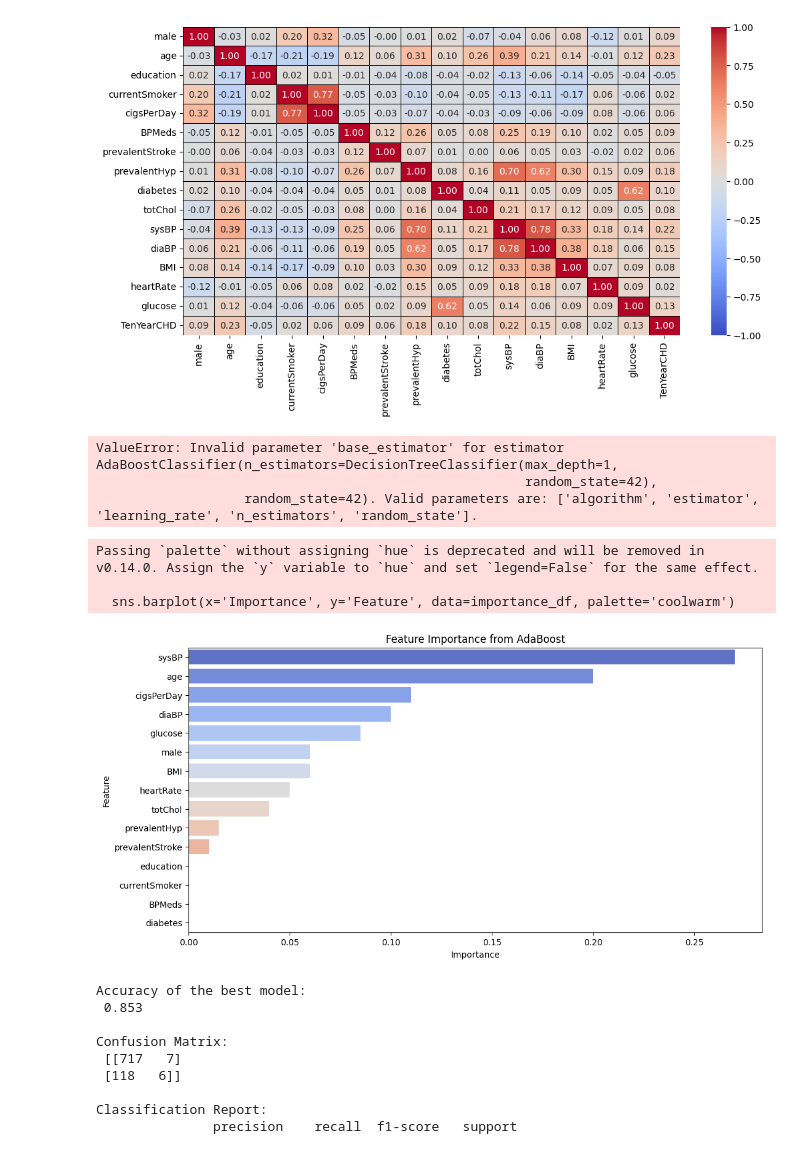
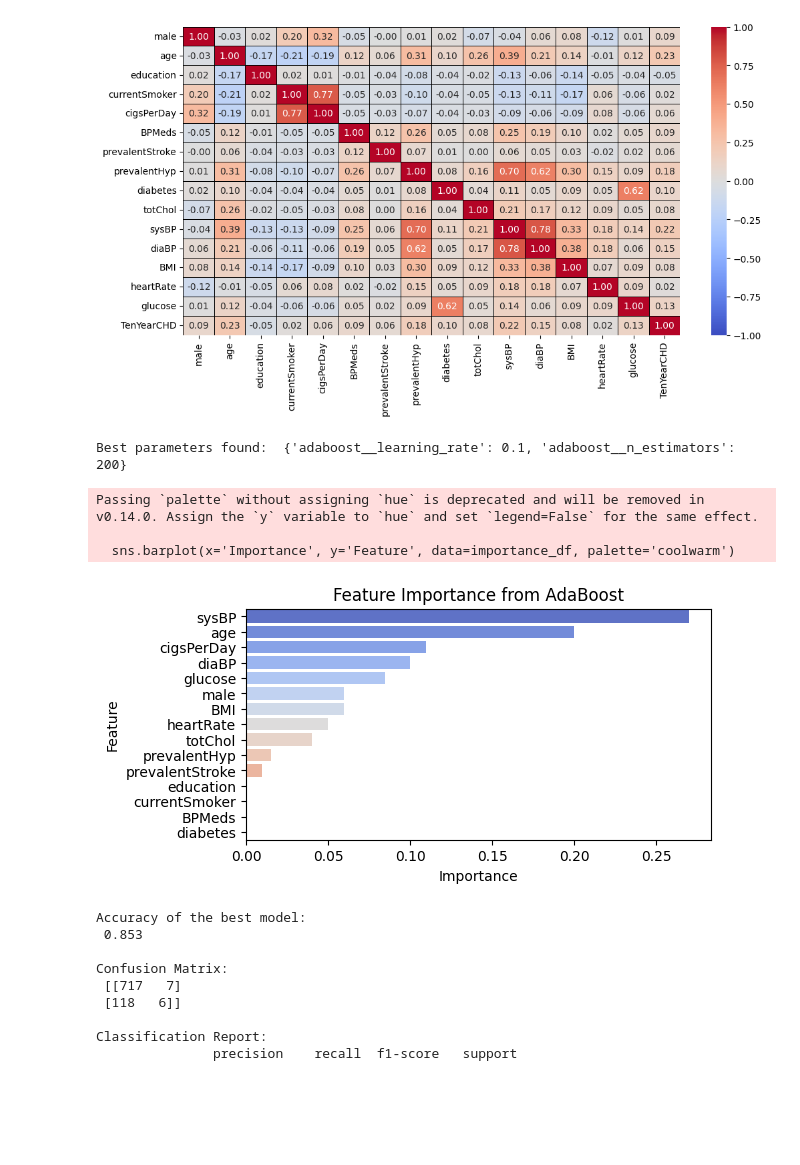
Before and after one commit to muh-imadudin/JupyterLab, a Jupyter notebook: Heart Disease/code_adaboost.ipynb, the cells around one changed output. Cells and saved outputs as stored; diff of their text form; code cells hidden in the pictures; blank space fills up the shorter version.

```diff
--- a/Heart Disease/code_adaboost.ipynb
+++ b/Heart Disease/code_adaboost.ipynb
@@ -107,17 +97,8 @@ y = df['TenYearCHD']
 # %%
-from sklearn.model_selection import train_test_split, GridSearchCV
-from sklearn.ensemble import AdaBoostClassifier
-from sklearn.tree import DecisionTreeClassifier
 from sklearn.pipeline import Pipeline
 from sklearn.preprocessing import StandardScaler
 from sklearn.compose import ColumnTransformer, make_column_selector as selector
 from sklearn.impute import SimpleImputer
-
-X_train, X_test, y_train, y_test = train_test_split(X, y, test_size=0.2, random_state=42)
-
-base_estimator = DecisionTreeClassifier(max_depth=1, random_state=42)
-
-model = AdaBoostClassifier(n_estimators=base_estimator, random_state=42)
 
 num_pipeline = Pipeline([
     ('imputer', SimpleImputer(strategy='mean')),
@@ -155,28 +136,26 @@ grid_search = GridSearchCV(
 grid_search.fit(X_train, y_train)
 print("Best parameters found: ", grid_search.best_params_)
 # %% [output]
-ValueError: Invalid parameter 'base_estimator' for estimator AdaBoostClassifier(n_estimators=DecisionTreeClassifier(max_depth=1,
-                                                       random_state=42),
-                   random_state=42). Valid parameters are: ['algorithm', 'estimator', 'learning_rate', 'n_estimators', 'random_state'].
+Best parameters found:  {'adaboost__learning_rate': 0.1, 'adaboost__n_estimators': 200}
 # %%
 best_model = grid_search.best_estimator_
 importance = best_model.named_steps['adaboost'].feature_importances_
 feature_names = X.columns
 
 importance_df = pd.DataFrame({
     'Feature': feature_names,
     'Importance': importance
 }).sort_values(by='Importance', ascending=False)
 
-plt.figure(figsize=(12, 6))
+plt.figure(figsize=(6, 3))
 sns.barplot(x='Importance', y='Feature', data=importance_df, palette='coolwarm')
 plt.title('Feature Importance from AdaBoost')
 plt.show()
 # %% [output]
 Passing `palette` without assigning `hue` is deprecated and will be removed in v0.14.0. Assign the `y` variable to `hue` and set `legend=False` for the same effect.
 
   sns.barplot(x='Importance', y='Feature', data=importance_df, palette='coolwarm')
-[figure, old version]
+[figure, new version]
 # %%
 from sklearn.metrics import accuracy_score, classification_report, confusion_matrix
 
```
Also changed, not shown: parts of 3 cells of this notebook, 4 other files.
